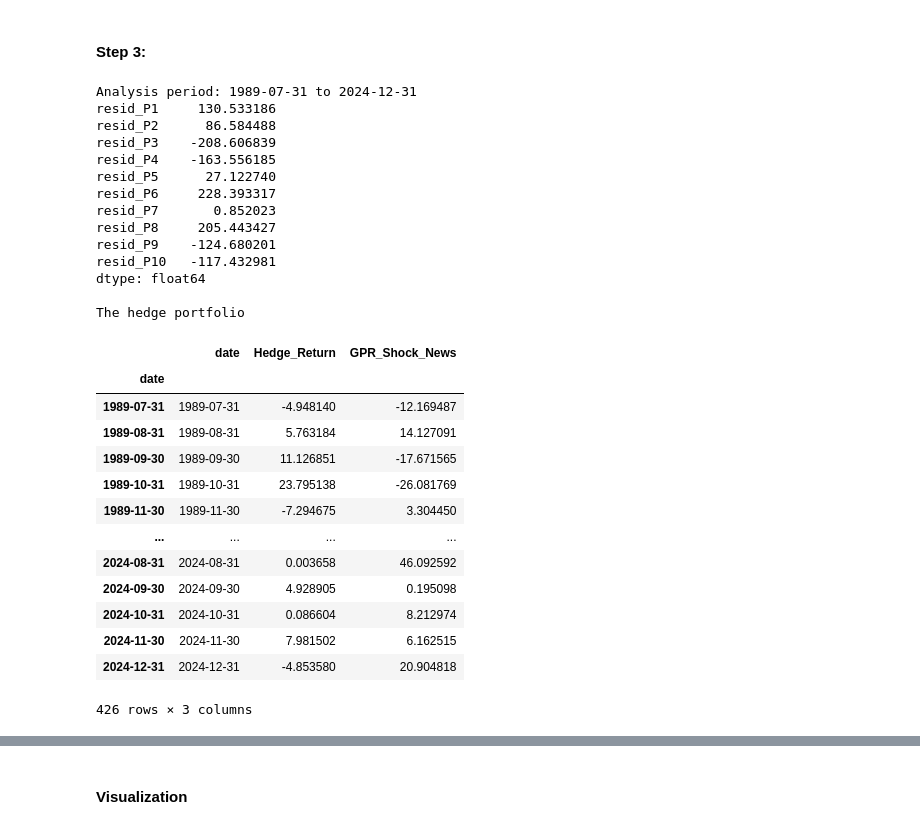
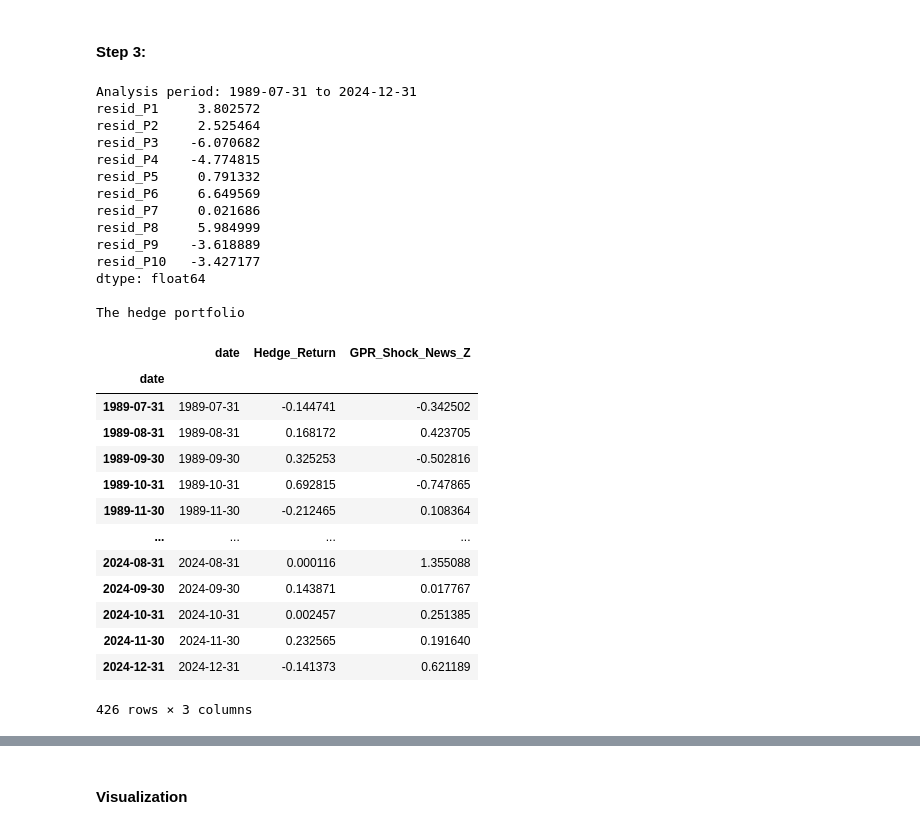
Before and after one commit to siddharthyashkukreja-cloud/Hedging_GeoPolRisk, a Jupyter notebook: part 3 - Measuring Geopolitical News.ipynb, the cells around one changed output, grey strips where cells are left out. Drawn from its saved outputs; the diff is of its cells as text; code cells hidden in the pictures.

```diff
--- a/part 3 - Measuring Geopolitical News.ipynb
+++ b/part 3 - Measuring Geopolitical News.ipynb
@@ -156,10 +156,10 @@ print(f"Factors date type: {factors['date'].dtype}")
 
 #merging
 df_master = df_stocks.merge(factors, on='date', how='inner')
-df_master = df_master.merge(df_gpr_clean[['date', 'gpr_news_shock']], on='date', how='inner')
+df_master = df_master.merge(df_gpr_clean[['date', 'gpr_news_shock_z',]], on='date', how='inner')
 df_master['excret'] = df_master['ret'] - df_master['RF']
 
-print(df_master[['date', 'permno', 'ret', 'Mkt-RF', 'SMB', 'HML', 'RF', 'Mom', 'gpr_news_shock']])
+print(df_master[['date', 'permno', 'ret', 'Mkt-RF', 'SMB', 'HML', 'RF', 'Mom', 'gpr_news_shock_z']])
 # %% [output]
 GPR date type: datetime64[ns]
 Stocks date type: datetime64[ns]
@@ -189,12 +189,12 @@ def rolling_beta_pipeline(group):
     # Dependent variable Excess Return
     endog = group['excret']
     # Independent are the 4 factors and the shock
-    exog = sm.add_constant(group[['Mkt-RF', 'SMB', 'HML', 'Mom', 'gpr_news_shock']])
+    exog = sm.add_constant(group[['Mkt-RF', 'SMB', 'HML', 'Mom', 'gpr_news_shock_z']])
 
     # use a rolling we start with just a 60 month window
     rols = RollingOLS(endog, exog, window=60, min_nobs=36)
     rres = rols.fit()
-    return rres.params['gpr_news_shock']
+    return rres.params['gpr_news_shock_z']
 
 # Calculate bbeta
 df_master['beta_gpr'] = df_master.groupby('permno', group_keys=False).apply(rolling_beta_pipeline)
@@ -247,60 +247,60 @@ for i in range(1, 11):
     resid_cols.append(f'resid_{col}')
 
 # Estimate Weights (Regress GPR Shock on the Clean Residuals), dont forget to align gpr data with other data
-target_shock = df_gpr_clean.set_index('date')['gpr_news_shock'].reindex(portfolio_residuals.index)
+target_shock = df_gpr_clean.set_index('date')['gpr_news_shock_z'].reindex(portfolio_residuals.index)
 
 # Create a clean dataset for the weights regression
 clean_data = pd.concat([target_shock, portfolio_residuals], axis=1).dropna()
 
-Y_shock = clean_data['gpr_news_shock']
+Y_shock = clean_data['gpr_news_shock_z']
 X_resids = clean_data[resid_cols]
 
 # The coefficients from this regression are the portfolio weights
 weights = sm.OLS(Y_shock, X_resids).fit().params
 print(weights)
 
 # Build the geofactor and apply those weights to the ORIGINALreturns
 geo_factor_ret = np.zeros(len(port_rets_clean))
 for i in range(1, 11):
     w = weights[f'resid_P{i}']
     r = port_rets_clean[f'P{i}']
     geo_factor_ret += w * r
 
 # here i save the results
 final_hedge = pd.DataFrame({
     'date': port_rets_clean.index,
     'Hedge_Return': geo_factor_ret,
-    'GPR_Shock_News': target_shock
+    'GPR_Shock_News_Z': target_shock
     }).dropna()
 
 print("\nThe hedge portfolio")
 final_hedge
 # %% [output]
 Analysis period: 1989-07-31 to 2024-12-31
-resid_P1     130.533186
-resid_P2      86.584488
-resid_P3    -208.606839
-resid_P4    -163.556185
-resid_P5      27.122740
-resid_P6     228.393317
-resid_P7       0.852023
-resid_P8     205.443427
-resid_P9    -124.680201
-resid_P10   -117.432981
+resid_P1     3.802572
+resid_P2     2.525464
+resid_P3    -6.070682
+resid_P4    -4.774815
+resid_P5     0.791332
+resid_P6     6.649569
+resid_P7     0.021686
+resid_P8     5.984999
+resid_P9    -3.618889
+resid_P10   -3.427177
 dtype: float64
 
 The hedge portfolio
-|  | date | Hedge_Return | GPR_Shock_News |
+|  | date | Hedge_Return | GPR_Shock_News_Z |
 | date |  |  |  |
-| 1989-07-31 | 1989-07-31 | -4.948140 | -12.169487 |
-| 1989-08-31 | 1989-08-31 | 5.763184 | 14.127091 |
-| 1989-09-30 | 1989-09-30 | 11.126851 | -17.671565 |
-| 1989-10-31 | 1989-10-31 | 23.795138 | -26.081769 |
-| 1989-11-30 | 1989-11-30 | -7.294675 | 3.304450 |
+| 1989-07-31 | 1989-07-31 | -0.144741 | -0.342502 |
+| 1989-08-31 | 1989-08-31 | 0.168172 | 0.423705 |
+| 1989-09-30 | 1989-09-30 | 0.325253 | -0.502816 |
+| 1989-10-31 | 1989-10-31 | 0.692815 | -0.747865 |
+| 1989-11-30 | 1989-11-30 | -0.212465 | 0.108364 |
 | ... | ... | ... | ... |
-| 2024-08-31 | 2024-08-31 | 0.003658 | 46.092592 |
-| 2024-09-30 | 2024-09-30 | 4.928905 | 0.195098 |
-| 2024-10-31 | 2024-10-31 | 0.086604 | 8.212974 |
-| 2024-11-30 | 2024-11-30 | 7.981502 | 6.162515 |
-| 2024-12-31 | 2024-12-31 | -4.853580 | 20.904818 |
+| 2024-08-31 | 2024-08-31 | 0.000116 | 1.355088 |
+| 2024-09-30 | 2024-09-30 | 0.143871 | 0.017767 |
+| 2024-10-31 | 2024-10-31 | 0.002457 | 0.251385 |
+| 2024-11-30 | 2024-11-30 | 0.232565 | 0.191640 |
+| 2024-12-31 | 2024-12-31 | -0.141373 | 0.621189 |
 426 rows × 3 columns
```
Also changed, not shown: parts of 10 cells of this notebook.
